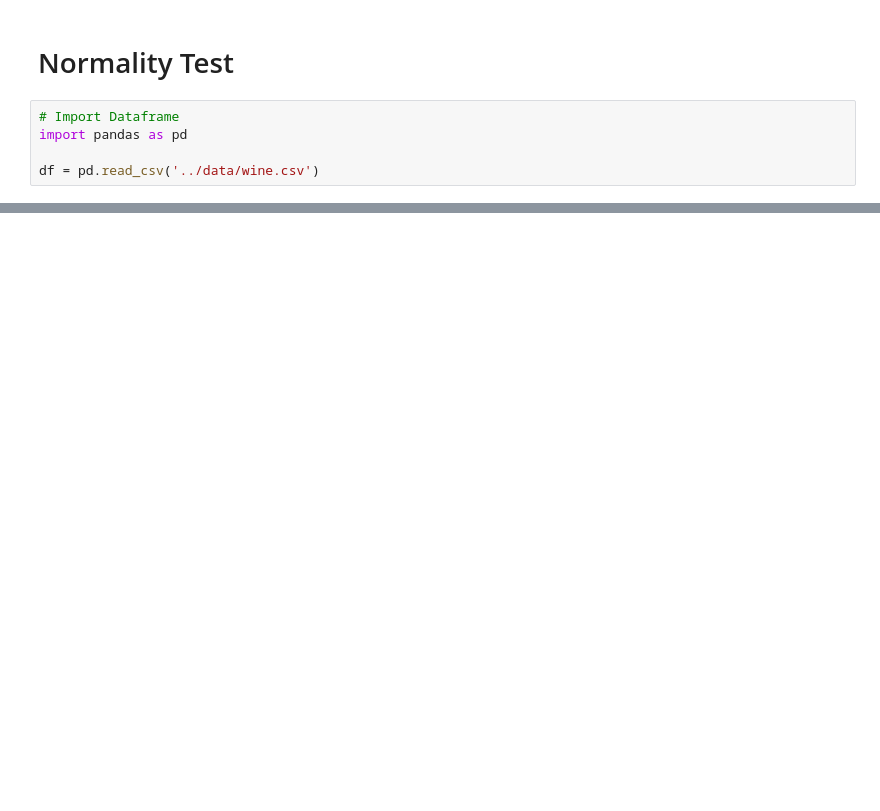
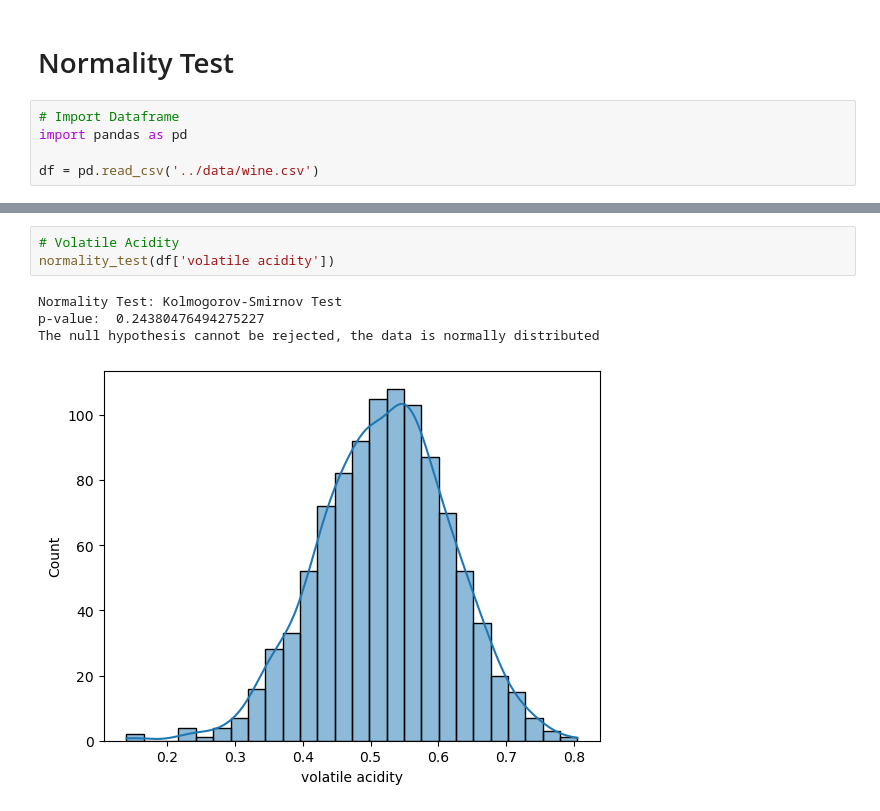
Before and after one commit to noelsimbolon/vinum, a Jupyter notebook: notebooks/03_normality_test.ipynb, the cells around one changed output, grey strips where cells are left out. Cells and saved outputs as stored; diff of their text form; blank space fills up the shorter version.

```diff
--- a/notebooks/03_normality_test.ipynb
+++ b/notebooks/03_normality_test.ipynb
@@ -25,0 +41,8 @@ def kolmorogov_smirnov(df, alpha = 0.05):
+# %%
+# Volatile Acidity
+normality_test(df['volatile acidity'])
+# %% [output]
+Normality Test: Kolmogorov-Smirnov Test
+p-value:  0.24380476494275227
+The null hypothesis cannot be rejected, the data is normally distributed
+[figure, added]
```
Also changed, not shown: parts of 14 cells of this notebook.
